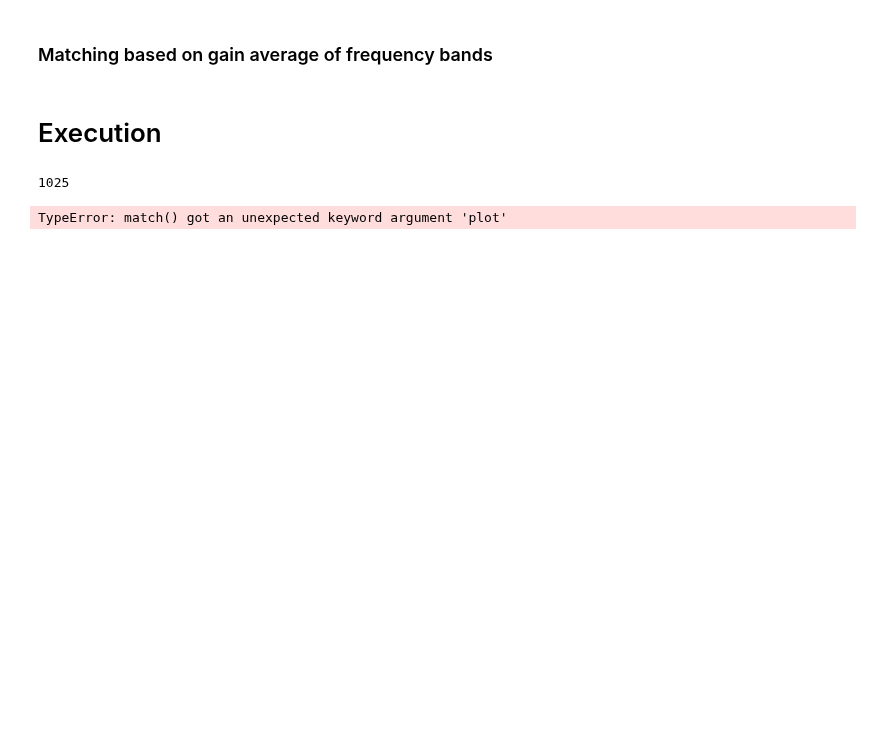
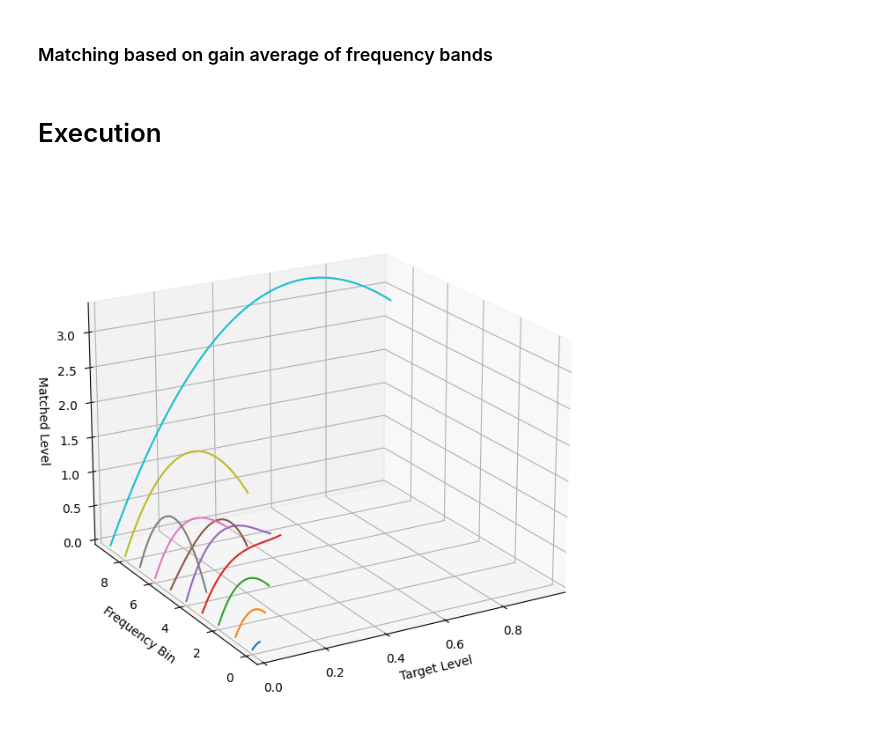
Before and after one commit to Mrozinskikj/MSci-Project, a Jupyter notebook: Matching.ipynb, the cells around one changed output. Drawn from its saved outputs; the diff is of its cells as text; code cells hidden in the pictures; blank space fills up the shorter version.

Commit message:
3d vis of full matching

```diff
--- a/Matching.ipynb
+++ b/Matching.ipynb
@@ -342,14 +343,36 @@ def findMin(tSlice,rSlice,dynamicBins,order,searchSize,plot=False):
     if(plot):
         plotDynamics(tSlice, rSlice, sol['x'], dynamicBins)
     return sol['x']
-# %%
-def plotModifiers(coeffs):
-    #each coeff needs to store the max gain of target
-    return
+# %%
+def plotModifiers(coeffs):
+    maxT = 0
+    maxM = 0
+
+    fig = plt.figure(figsize=(8, 8))
+    ax = fig.add_subplot(111, projection='3d')
+
+    for i in range(len(coeffs)):
+        x = np.linspace(0,coeffs[i]["max"],100)
+        plotCoeff = np.append(coeffs[i]["coeff"][::-1],0)
+        y = np.polyval(plotCoeff,x)
+        ax.plot(x,y,zs=i, zdir='y')
+
+        if(coeffs[i]["max"]>maxT):
+            maxT=coeffs[i]["max"]
+        if(max(y)>maxM):
+            maxM=max(y)
+
+    ax.set_zlim(0, maxM)
+    ax.set_xlim(0, maxT)
+    ax.set_zlabel("Matched Level")
+    ax.set_ylabel("Frequency Bin")
+    ax.set_xlabel("Target Level")
+    ax.view_init(20,-120)
+    plt.show()
 # %%
 def match(tAudio,rAudio,dynamicBins,order,searchSize,limit=None,plot=False):
     mAudio = {"STFT":np.zeros_like(tAudio["STFT"]),"sampleRate":tAudio["sampleRate"]}
-    coeffs = np.zeros((len(tAudio["STFT"]),order))
+    coeffs = []
 
     for i in range(len(mAudio["STFT"])):
         if(limit!=None and i<limit):
@@ -358,11 +381,11 @@ def match(tAudio,rAudio,dynamicBins,order,searchSize,limit=None,plot=False):
 
             coeff=findMin(tSlice,rSlice,dynamicBins,order,searchSize)
             mAudio["STFT"][i,:] = warp(tSlice,coeff)
-            coeffs[i]=coeff
+            coeffs.append({"coeff":coeff,"max":max(np.abs(tSlice))})
 
     if(plot):
         plotModifiers(coeffs)
-    return mAudio
+    return coeffs
 # %% [markdown]
 <h1>Execution</h1>
 # %%
@@ -370,38 +393,34 @@ frameSize=2048
 hopSize=512
 
 figScale = 1
-# %%
-len(tAudio["STFT"])
-# %% [output]
-1025
 # %%
 tAudio, rAudio = importAudio(target="tonequiet.wav",reference="toneloud.wav", output=False)
 
-mAudio = match(tAudio,rAudio,dynamicBins=64,order=3,searchSize=100,limit=2,plot=True)
+coeffs = match(tAudio,rAudio,dynamicBins=64,order=3,searchSize=100,limit=10,plot=True)
 
 tSlice = tAudio["STFT"][100,:]
 rSlice = rAudio["STFT"][100,:]
 #findMin(tSlice,rSlice,dynamicBins=64,order=5,searchSize=100,plot=True)
 
 #tSlice = tAudio["STFT"][100,:]
 #mSlice1 = warp(np.abs(tSlice), [-1])
 #mSlice2 = warp(np.abs(tSlice), [1])
 #mSlice1==mSlice2
 
 #plotDynamics(tAudio["STFT"][100,:],rAudio["STFT"][100,:],[-18.73538423,64.65852413,-67.87420381,],64)
 #plotDynamics(tAudio["STFT"][100,:],rAudio["STFT"][100,:],[18.73538423,-64.65852413,67.87420381,],64)
 
 
 #np.abs(tAudio["STFT"][100,5]*-10)
 
 #tAudio, rAudio = importAudio(target="audio_mono.wav",reference="audio2_mono.wav", output=True)
 
 #[-67.87420381,64.65852413,-18.73538423,0]
 
 #mAudio = EQMatching(tAudio,rAudio,smoothing=100, plot=True)
 
 #plotSpectrogram(tAudio, mAudio, rAudio)
 
 #exportAudio(tAudio, mAudio, rAudio)
 # %% [output]
-TypeError: match() got an unexpected keyword argument 'plot'
+[figure, added]
```
Also changed, not shown: parts of 1 cell of this notebook.
